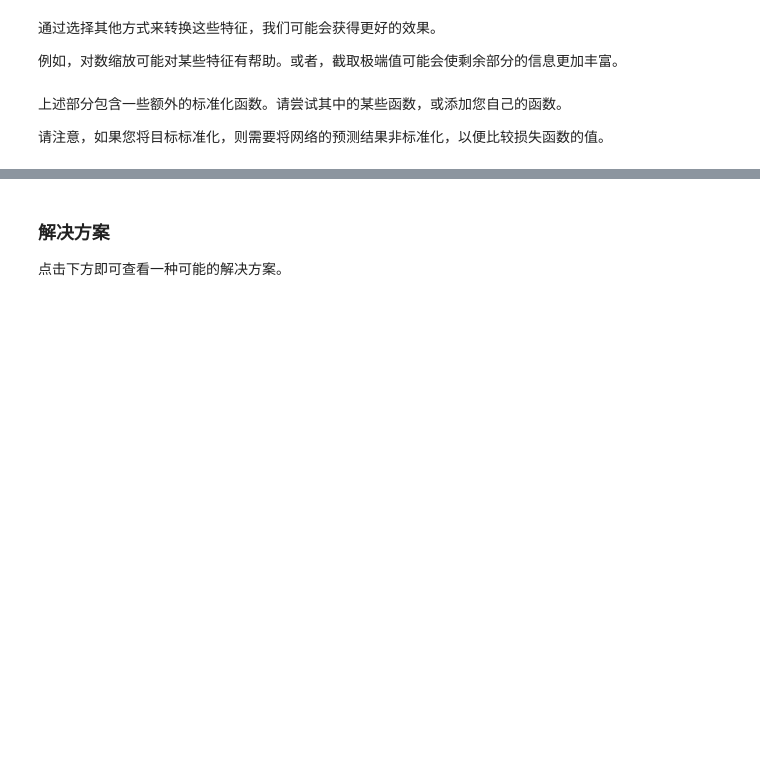
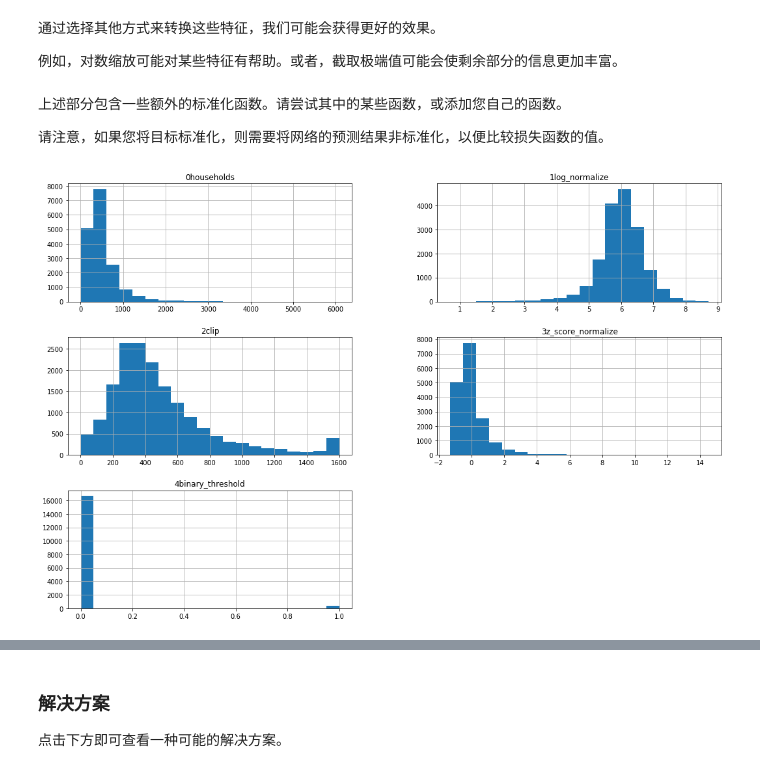
Before and after one commit to Baileyswu/google-tensorflow-tutor, a Jupyter notebook: 10. improving_neural_net_performance.ipynb, the cells around one changed output, grey strips where cells are left out. Drawn from its saved outputs; the diff is of its cells as text; code cells hidden in the pictures; blank space fills up the shorter version.

```diff
--- a/10. improving_neural_net_performance.ipynb
+++ b/10. improving_neural_net_performance.ipynb
@@ -425,3 +599,20 @@ def binary_threshold(series, threshold):
  上述部分包含一些额外的标准化函数。请尝试其中的某些函数，或添加您自己的函数。
 
 请注意，如果您将目标标准化，则需要将网络的预测结果非标准化，以便比较损失函数的值。
+# %%
+def normalize(examples_dataframe):
+    """Returns a version of the input `DataFrame` that has all its features normalized."""
+    #
+    # YOUR CODE HERE: Normalize the inputs.
+    #
+    ret = pd.DataFrame()
+    ret['0households'] = examples_dataframe['households']
+    ret['1log_normalize'] = log_normalize(examples_dataframe['households'])
+    ret['2clip'] = clip(examples_dataframe['households'], 0, 1600)
+    ret['3z_score_normalize'] = z_score_normalize(examples_dataframe['households'])
+    ret['4binary_threshold'] = binary_threshold(examples_dataframe['households'], 1600)
+    return ret
+normalized_dataframe = normalize(preprocess_features(california_housing_dataframe))
+_ = normalized_dataframe.hist(bins=20, figsize=(18, 12))
+# %% [output]
+[figure, added]
```
Also changed, not shown: parts of 17 cells of this notebook, 5 other files.
